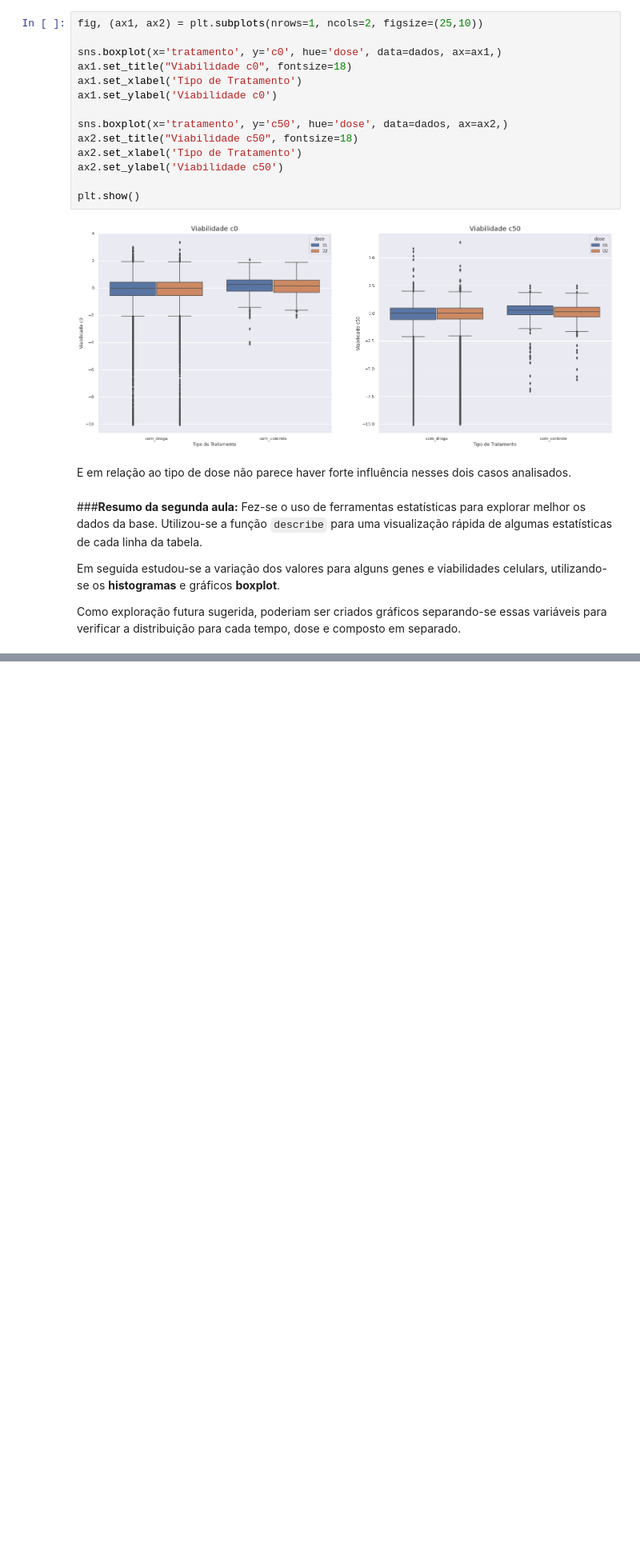
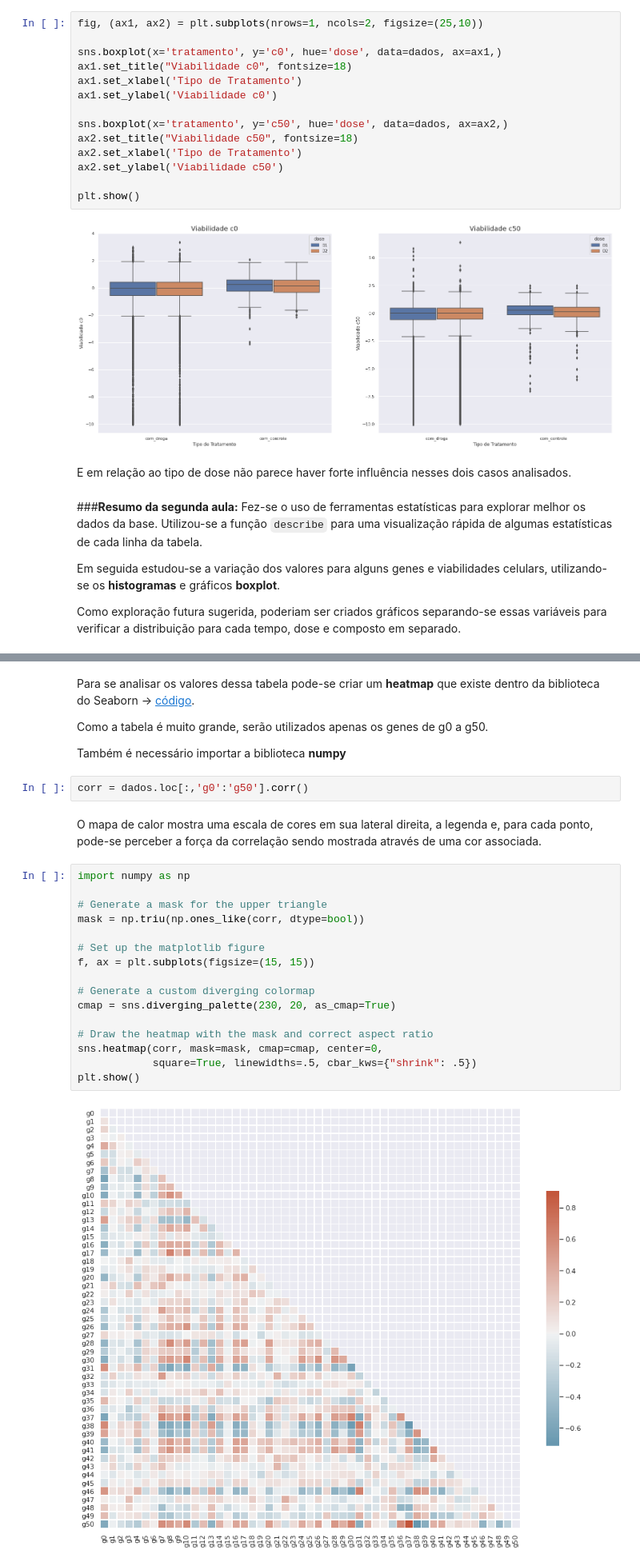
Before and after one commit to guibruno/imersao-dados-desafio-final, a Jupyter notebook: Imersao_Dados_Completo.ipynb, the cells around one changed output, grey strips where cells are left out. Shown at 80% size. Saved outputs shown, nothing was run; the diff lists cells and outputs as text; blank space fills up the shorter version.

```diff
--- a/Imersao_Dados_Completo.ipynb
+++ b/Imersao_Dados_Completo.ipynb
@@ -604,0 +852,28 @@ Como exploração futura sugerida, poderiam ser criados gráficos separando-se e
+# %% [markdown]
+Para se analisar os valores dessa tabela pode-se criar um **heatmap** que existe dentro da biblioteca do Seaborn -> [código](https://seaborn.pydata.org/examples/many_pairwise_correlations.html).
+
+Como a tabela é muito grande, serão utilizados apenas os genes de g0 a g50.
+
+Também é necessário importar a biblioteca **numpy**
+# %%
+corr = dados.loc[:,'g0':'g50'].corr()
+# %% [markdown]
+O mapa de calor mostra uma escala de cores em sua lateral direita, a legenda e, para cada ponto, pode-se perceber a força da correlação sendo mostrada através de uma cor associada.
+# %%
+import numpy as np
+
+# Generate a mask for the upper triangle
+mask = np.triu(np.ones_like(corr, dtype=bool))
+
+# Set up the matplotlib figure
+f, ax = plt.subplots(figsize=(15, 15))
+
+# Generate a custom diverging colormap
+cmap = sns.diverging_palette(230, 20, as_cmap=True)
+
+# Draw the heatmap with the mask and correct aspect ratio
+sns.heatmap(corr, mask=mask, cmap=cmap, center=0,
+            square=True, linewidths=.5, cbar_kws={"shrink": .5})
+plt.show()
+# %% [output]
+[figure, added]
```
Also changed, not shown: parts of 124 cells of this notebook.
